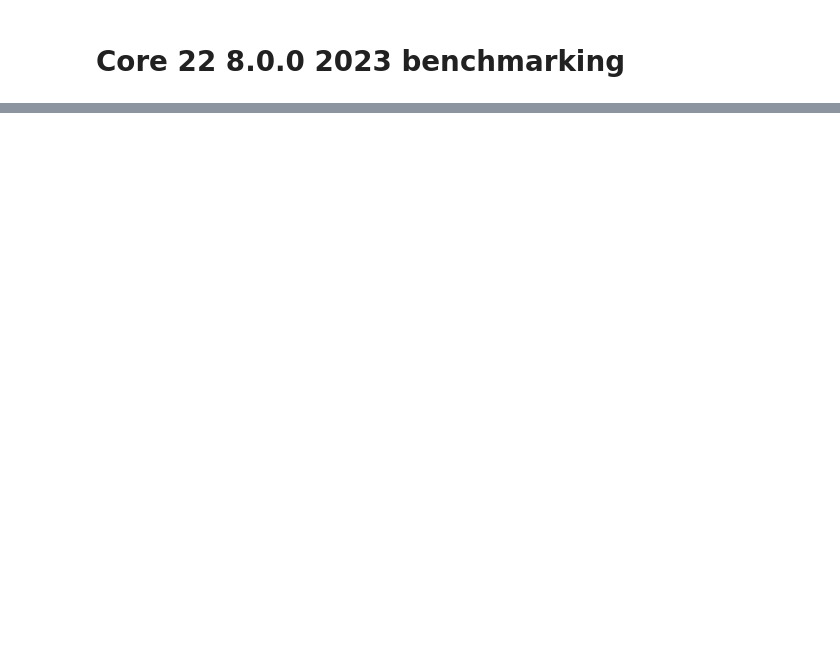
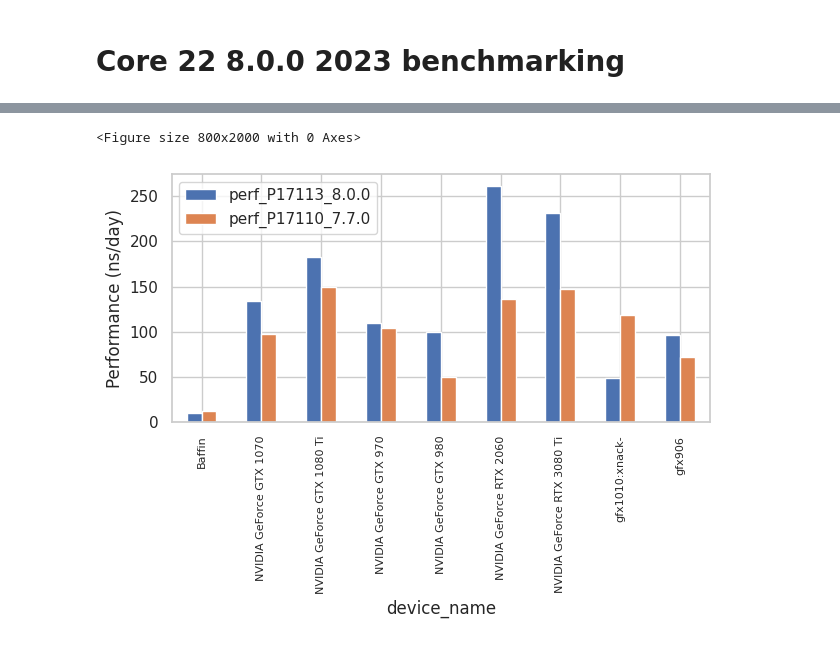
Before and after one commit to FoldingAtHome/fah-gpu-species, a Jupyter notebook: notebooks/core22_8.0.ipynb, the cells around one changed output, grey strips where cells are left out. Saved outputs shown, nothing was run; the diff lists cells and outputs as text; code cells hidden in the pictures; blank space fills up the shorter version.

```diff
--- a/notebooks/core22_8.0.ipynb
+++ b/notebooks/core22_8.0.ipynb
@@ -117,0 +136,6 @@ KeyError: "None of ['run', 'clone', 'gen'] are in the columns"
+# %%
+gpu_table_110 = gpu_table_110.rename(columns={"perf_ns_per_day":"perf_P17110_7.7.0", "cuda_enabled":"cuda_enabled_110"})
+# %%
+gpu_table_113 = gpu_table_113.rename(columns={"perf_ns_per_day":"perf_P17113_8.0.0", "cuda_enabled":"cuda_enabled_113"})
+# %%
+merged_df = gpu_table_113.merge(gpu_table_110, left_index=True, right_index=True)
@@ -117,0 +170,2 @@ KeyError: "None of ['run', 'clone', 'gen'] are in the columns"
+# %%
+clean = merged_df.drop(columns=["cuda_enabled_113", "cuda_enabled_110"])
@@ -117,0 +186,11 @@ KeyError: "None of ['run', 'clone', 'gen'] are in the columns"
+# %%
+import matplotlib.pyplot as plt
+plt.figure(figsize=(8, 20))  # Adjust the values as needed
+clean.plot.bar(ylabel="Performance (ns/day)")
+plt.xticks(fontsize=8)
+plt.subplots_adjust(left=0.1, right=0.9, top=0.9, bottom=0.1)
+plt.tight_layout()
+plt.savefig("openmm_c22_8.0.0_performance.png")
+# %% [output]
+<Figure size 800x2000 with 0 Axes>
+[figure, added]
```
Also changed, not shown: parts of 12 cells of this notebook, 2 other files.
